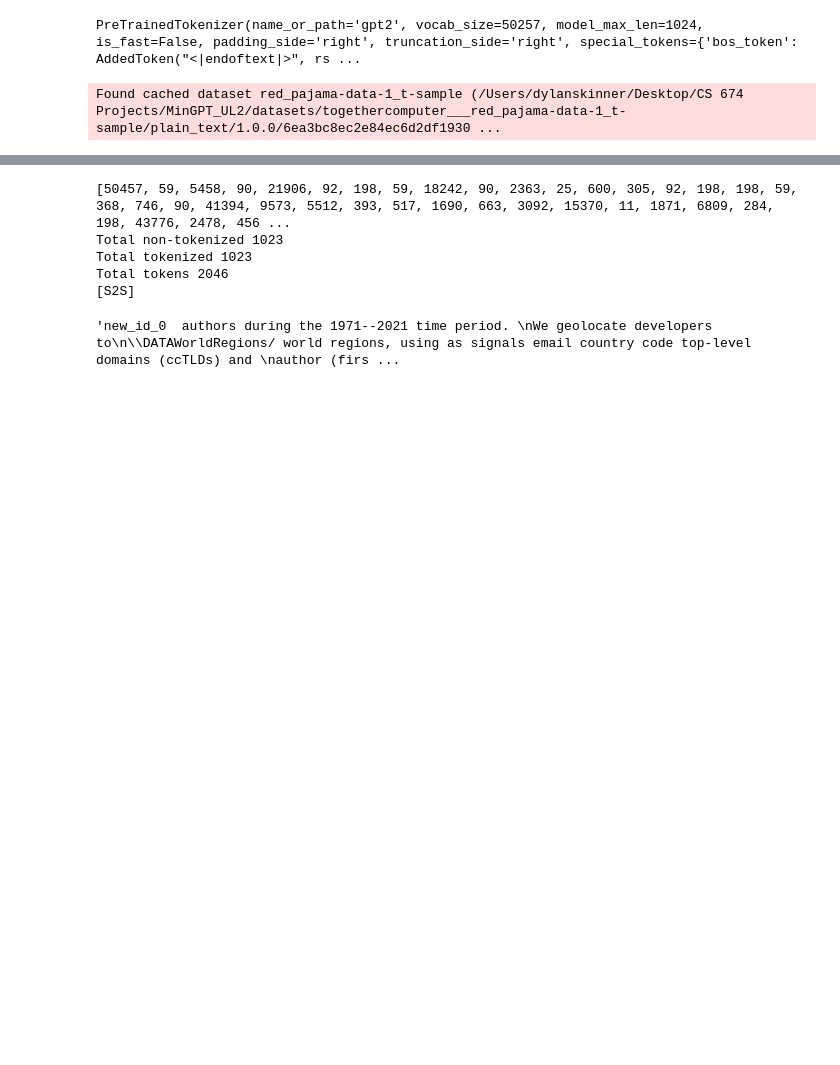
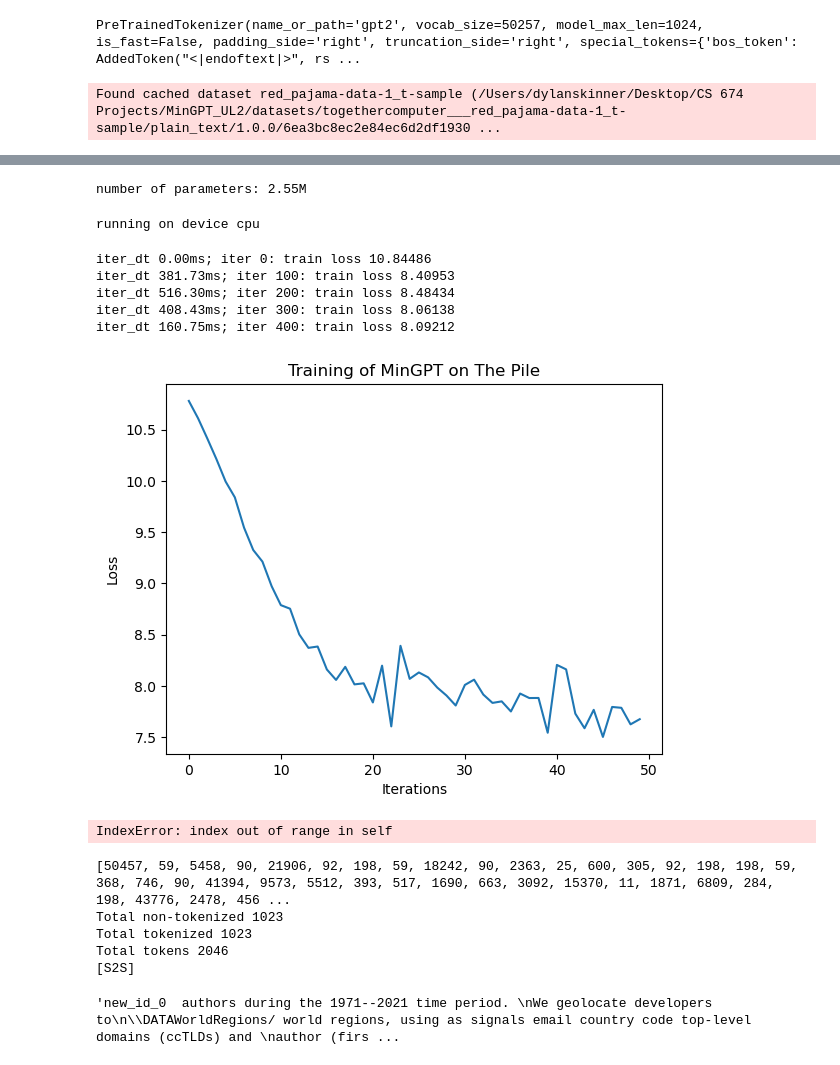
Before and after one commit to dylanskinner65/MinGPT_UL2, a Jupyter notebook: project2b.ipynb, the cells around one changed output, grey strips where cells are left out. Cells and saved outputs as stored; diff of their text form; code cells hidden in the pictures; blank space fills up the shorter version.

```diff
--- a/project2b.ipynb
+++ b/project2b.ipynb
@@ -17,6 +17,10 @@ from transformers import AutoTokenizer, GPT2Tokenizer
 
 tokenizer = GPT2Tokenizer.from_pretrained("gpt2")
 
+new_tokens = [f'<new_id_{i}>' for i in range(200)]
+tokenizer.add_tokens(new_tokens)
+tokenizer.add_tokens(['[S2S]', '[NLU]', '[NLG]'])
+
 tokenizer
 # %% [output]
 PreTrainedTokenizer(name_or_path='gpt2', vocab_size=50257, model_max_len=1024, is_fast=False, padding_side='right', truncation_side='right', special_tokens={'bos_token': AddedToken("<|endoftext|>", rs ...
@@ -60 +147,76 @@ tokenizer.eos_token_id
+# %%
+# create a GPT instance
+from mingpt.model import GPT
+import os
+
+checkpoint_dir = 'red_pajama'
+dir_path = f'./checkpoints/{checkpoint_dir}'
+
+if not os.path.exists(dir_path):
+    # If the directory doesn't exist, create it
+    os.makedirs(dir_path)
+    checkpoints = os.listdir(dir_path)
+else:
+    checkpoints = os.listdir(dir_path)
+
+checkpoints.sort()
+
+
+
+model_config = GPT.get_default_config()
+model_config.model_type = 'gpt-nano'
+model_config.vocab_size = red_pajama_dataset.vocab_size
+model_config.block_size = red_pajama_dataset.max_length
+# model_config.checkpoint = f'checkpoints/{checkpoint_dir}/' + checkpoints[-1] if checkpoints else None
+model_config.checkpoint = None
+model_config.use_ul2 = True
+model = GPT(model_config)
+# %% [output]
+number of parameters: 2.55M
+# %%
+# create a Trainer object
+from mingpt.trainer import Trainer
+iters = 500
+
+train_config = Trainer.get_default_config()
+train_config.learning_rate = 5e-4 # the model we're using is so small that we can go a bit faster
+train_config.max_iters = iters + model.iter_num if model_config.checkpoint else iters  # This is a change
+train_config.num_workers = 0
+train_config.checkpoint_iters = 100     # This is a change
+train_config.batch_size = 1
+train_config.checkpoint_name = f'{checkpoint_dir}/checkpoint_ul2'  # This is a change.
+trainer = Trainer(train_config, model, red_pajama_dataset)
+# %% [output]
+running on device cpu
+# %%
+def batch_end_callback(trainer):
+    if trainer.iter_num % 100 == 0:
+        print(f"iter_dt {trainer.iter_dt * 1000:.2f}ms; iter {trainer.iter_num}: train loss {trainer.loss.item():.5f}")
+trainer.set_callback('on_batch_end', batch_end_callback)
+
+trainer.run()
+
+# Plot the loss
+losses = trainer.curr_loss
+x = 10
+new_losses = np.mean(np.array(losses).reshape(-1, x), axis=1)
+
+plt.plot(np.arange(len(new_losses)), new_losses)
+plt.title('Training of MinGPT on The Pile')
+plt.xlabel('Iterations')
+plt.ylabel('Loss')
+plt.show()
+# %% [output]
+iter_dt 0.00ms; iter 0: train loss 10.84486
+iter_dt 381.73ms; iter 100: train loss 8.40953
+iter_dt 516.30ms; iter 200: train loss 8.48434
+iter_dt 408.43ms; iter 300: train loss 8.06138
+iter_dt 160.75ms; iter 400: train loss 8.09212
+[figure, added]
+# %%
+# See if generate works.
+test_string = tokenizer.encode('new_id_15', truncation=True, max_length=1024, return_tensors='pt', add_special_tokens=True)
+model.generate(test_string, 100, top_k=10, temperature=1.0)
+# %% [output]
+IndexError: index out of range in self
 # %%
```
Also changed, not shown: parts of 4 cells of this notebook, 1 other file.
